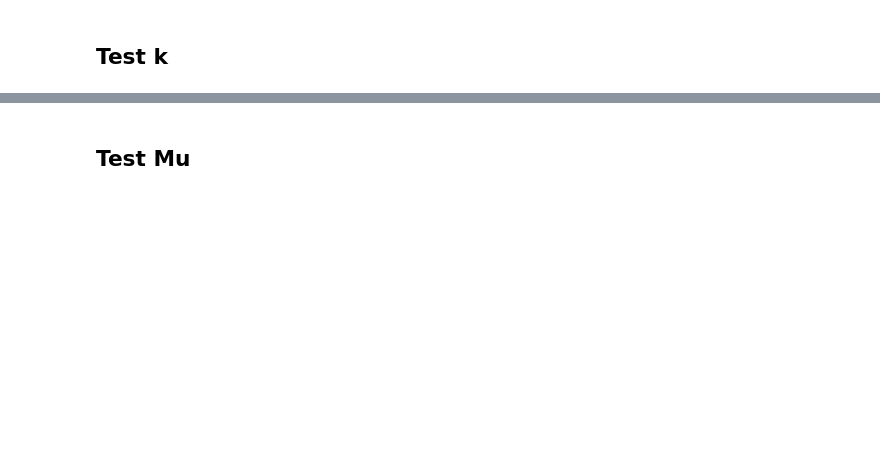
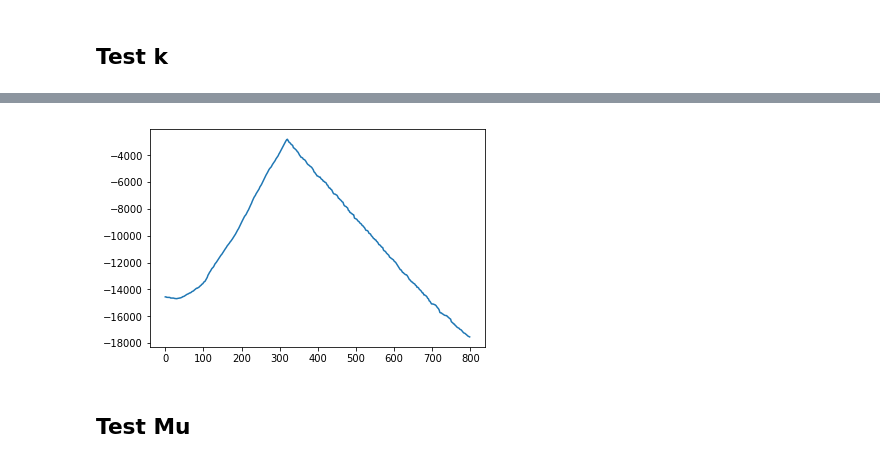
Before and after one commit to guilhermeresende/granger-busca-timebreak, a Jupyter notebook: Inferencia.ipynb, the cells around one changed output, grey strips where cells are left out. Drawn from its saved outputs; the diff is of its cells as text; code cells hidden in the pictures; blank space fills up the shorter version.

```diff
--- a/Inferencia.ipynb
+++ b/Inferencia.ipynb
@@ -273,3 +297,89 @@ plt.show()
+# %%
+'''def P_k(k,d,T,Alpha1,Alpha2,Mu1,Mu2,timestamps):
+    if(k<0 or k>T):
+        return float("-inf")
+
+    p=0
+    for p1 in range(d):
+        k_idx=len(timestamps[p1]) -1
+        delta_ba=0
+        past_term=[0]*d
+        for t_idx in range(len(timestamps[p1])):
+            first_term1=0
+            second_term1=0
+            first_term2=0
+            second_term2=0
+
+            if(timestamps[p1][t_idx]<=k):
+                for p2 in range(d):
+                    delta_ba=calc_delta(p1,p2,timestamps,t_idx)
+                    if(delta_ba>0):
+                        first_term1+=Alpha1[p2][p1]/(1.+delta_ba)
+
+                    first_term2+=past_term[p2]*(timestamps[p1][t_idx]-timestamps[p1][t_idx-1])
+
+                    if(delta_ba>0):
+                        past_term[p2]=Alpha1[p2][p1]/(1.+delta_ba)
+                    else:
+                        past_term[p2]=0.
+
+                p+=np.log(Mu1[p1]+first_term1)-first_term2
+            else:
+                for p2 in range(d):
+
+                    delta_ba=calc_delta(p1,p2,timestamps,t_idx)
+                    if(delta_ba>0):
+                        second_term1+=Alpha2[p2][p1]/(1.+delta_ba)
+
+                    second_term2+=past_term[p2]*(timestamps[p1][t_idx]-timestamps[p1][t_idx-1])
+
+                    if(delta_ba>0):
+                        past_term[p2]=Alpha2[p2][p1]/(1.+delta_ba)
+                    else:
+                        past_term[p2]=0.
+
+                p+=np.log(Mu2[p1]+second_term1)-second_term2
+        second_term2=0
+        for p2 in range(d):
+            if(t_idx>0):
+                second_term2+=past_term[p2]*(T-timestamps[p1][t_idx])
+
+        p-=second_term2
+        p-=k*(Mu1[p1])+(T-k)*(Mu2[p1])
+    return p
+
+
+
+
+Alpha1=np.copy(Alpha_t)
+Alpha2=np.copy(Alpha2_t)
+Mu1=np.copy(mu_t)
+Mu2=mu_t
+
+k_v=[T/2]
+d=len(timestamps)
+past_p_k=P_k(k_v[-1],d,T,Alpha1,Alpha2,Mu1,Mu2,timestamps)
+for i in range(400):
+    new_k=ss.norm.rvs(k_v[-1],15)
+    new_p_k=P_k(new_k,d,T,Alpha1,Alpha2,Mu1,Mu2,timestamps)
+    r=np.exp(new_p_k - past_p_k)
+    if(r>1 or ss.uniform.rvs()<r):
+        #print("Accepted",k_v[-1],new_k,np.exp(past_p_k - new_p_k),past_p_k,new_p_k,past_p_k-new_p_k)
+        k_v.append(new_k)
+        past_p_k=new_p_k
+
+k_v=k_v[:]
+print(len(k_v))
+plt.plot(range(len(k_v)),k_v)
+plt.show()
+
+print(sum(k_v)/len(k_v))'''
+l=[i*2 for i in range(0,int(T/2))]
+p=[P_k(i,d,T,Alpha1,Alpha2,Mu1,Mu2,timestamps) for i in l]
+plt.plot(l,p)
+plt.show()
+# %% [output]
+[figure, added]
 # %% [markdown]
 ## Test Mu
 # %%
```
Also changed, not shown: parts of 18 cells of this notebook, 4 other files.
